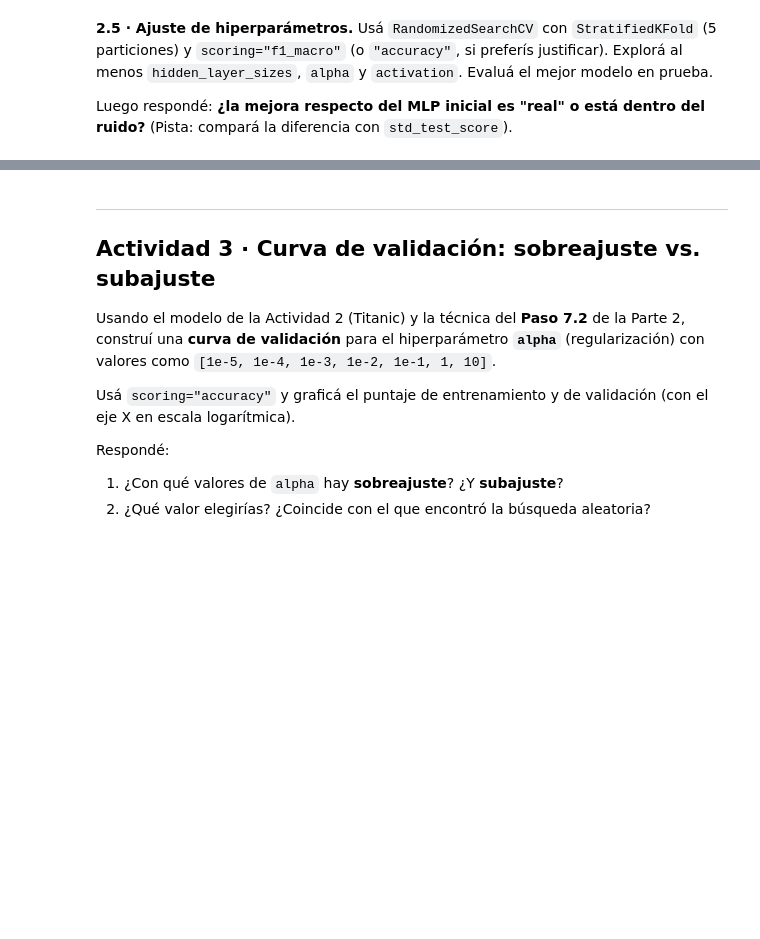
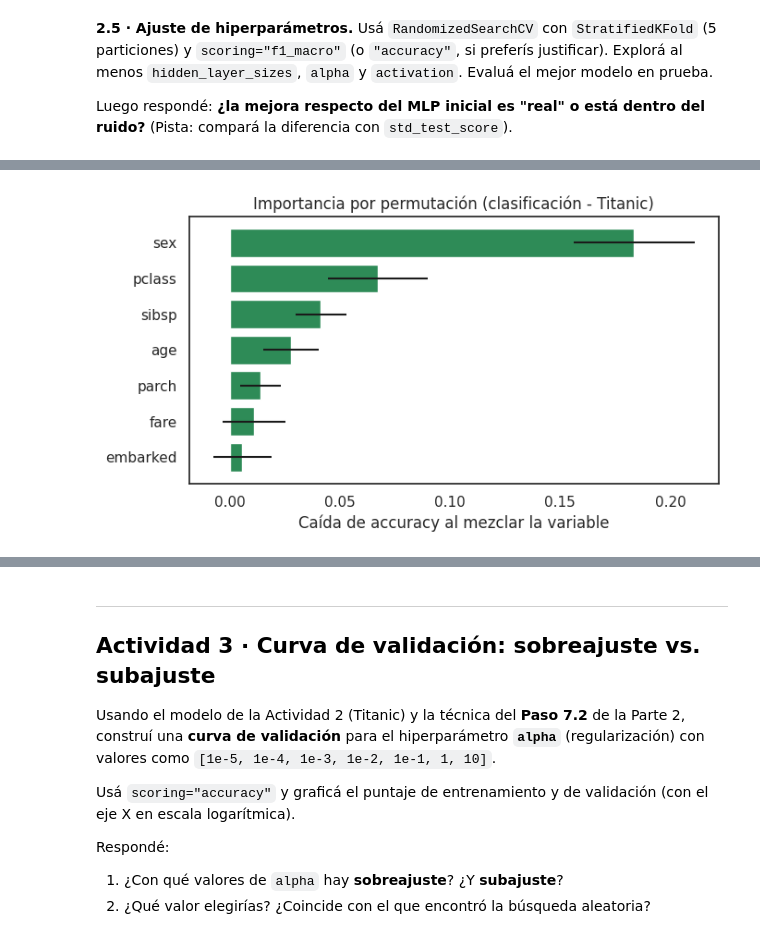
Before and after one commit to SolJosefinaMercado/AprendizajeAutomatico1, a Jupyter notebook: ISSD_Taller_redes_neuronales_sklearn_clasificación.ipynb, the cells around one changed output, grey strips where cells are left out. Saved outputs shown, nothing was run; the diff lists cells and outputs as text; code cells hidden in the pictures; blank space fills up the shorter version.

```diff
--- a/ISSD_Taller_redes_neuronales_sklearn_clasificación.ipynb
+++ b/ISSD_Taller_redes_neuronales_sklearn_clasificación.ipynb
@@ -649,0 +943,29 @@ for umbral in [0.3, 0.5, 0.7]:
+# %%
+# @title
+mejor_clas = busqueda_clas.best_estimator_
+
+# Evitamos duplicar filas en la lista de resultados limpiando si ya se corrió antes
+resultados_clas = [r for r in resultados_clas if r["modelo"] != "MLP optimizado (RandomSearch)"]
+resultados_clas.append(evaluar_clasificacion(mejor_clas, X_ent_t, y_ent_t, X_prueba_t, y_prueba_t, "MLP optimizado (RandomSearch)"))
+
+
+imp_t = permutation_importance(
+    mejor_clas, X_prueba_t, y_prueba_t,
+    n_repeats=30, scoring="accuracy", random_state=SEMILLA
+)
+
+importancias_t = pd.DataFrame({
+    "variable": X_prueba_t.columns,
+    "caida_accuracy": imp_t.importances_mean,
+    "desvio": imp_t.importances_std
+}).sort_values("caida_accuracy")
+
+plt.figure(figsize=(7, 4))
+# Corregido: Usamos importancias_t["variable"] en lugar de importancias_c["variable"]
+plt.barh(importancias_t["variable"], importancias_t["caida_accuracy"], xerr=importancias_t["desvio"], color="seagreen")
+plt.xlabel("Caída de accuracy al mezclar la variable")
+plt.title("Importancia por permutación (clasificación - Titanic)")
+plt.tight_layout()
+plt.show()
+# %% [output]
+[figure, added]
```
Also changed, not shown: parts of 32 cells of this notebook.
